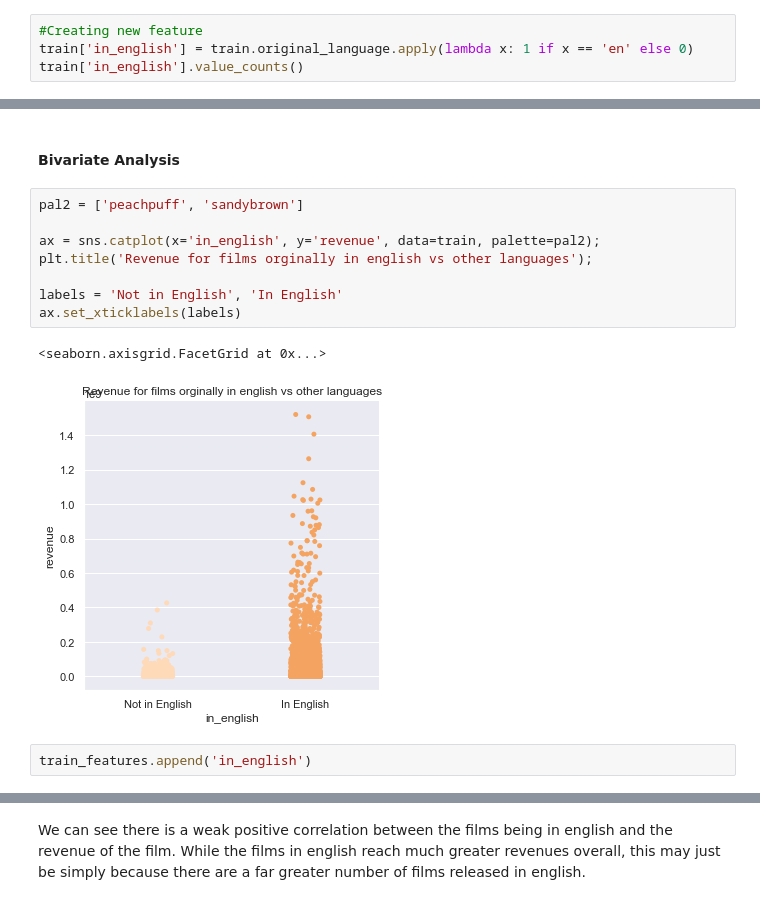
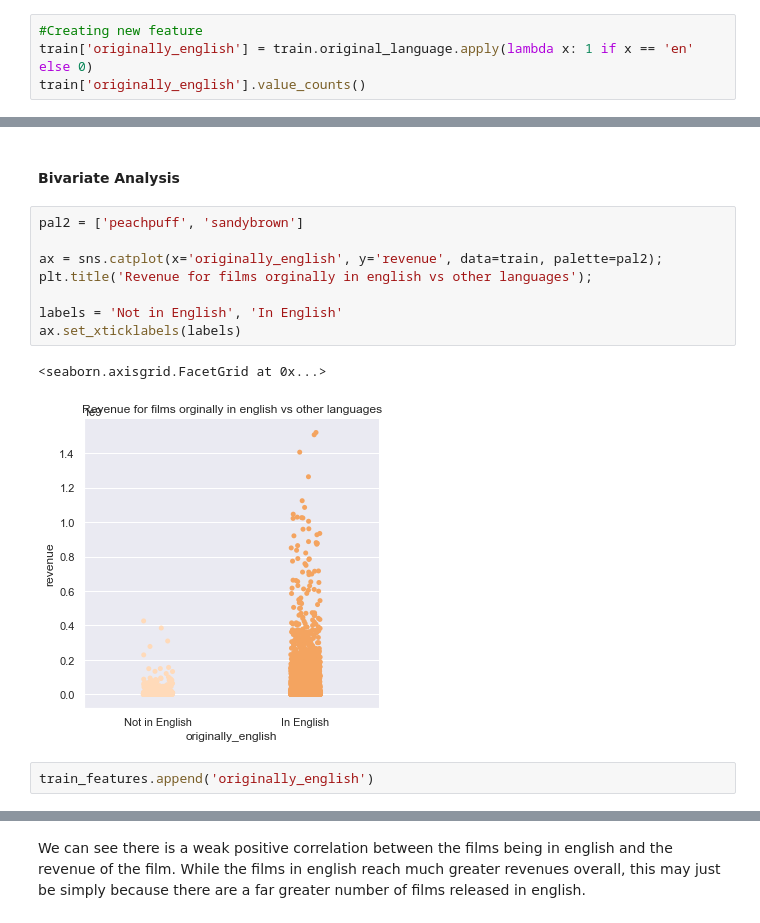
Before and after one commit to nickmitch21/TMDB-Box-Office-Prediction, a Jupyter notebook: TMDb Movie Box Office Prediction Model.ipynb, the cells around one changed output, grey strips where cells are left out. Cells and saved outputs as stored; diff of their text form.

```diff
--- a/TMDb Movie Box Office Prediction Model.ipynb
+++ b/TMDb Movie Box Office Prediction Model.ipynb
@@ -742,8 +741,8 @@ Text(0.5, 1, 'Revenue for a movie and its and original_language')
 Since 2575 of the 3000 movies in the training were originally released in English, and all other languages making up only a small portion of the movies, we will create a new dummy variable, simply specifying if the movie was released in english or not. It seems that it is not important what the specific other language is, but rather just that the movie is not english is most significant for our model. Additionally, the films that are in english reach mich higher revenues, so this may be a good feature to include.
 # %%
 #Creating new feature
-train['in_english'] = train.original_language.apply(lambda x: 1 if x == 'en' else 0)
-train['in_english'].value_counts()
+train['originally_english'] = train.original_language.apply(lambda x: 1 if x == 'en' else 0)
+train['originally_english'].value_counts()
 # %% [output]
 1    2575
 0     425
@@ -774,15 +773,15 @@ plt.show()
 # %%
 pal2 = ['peachpuff', 'sandybrown']
 
-ax = sns.catplot(x='in_english', y='revenue', data=train, palette=pal2);
+ax = sns.catplot(x='originally_english', y='revenue', data=train, palette=pal2);
 plt.title('Revenue for films orginally in english vs other languages');
 
 labels = 'Not in English', 'In English'
 ax.set_xticklabels(labels)
 # %% [output]
 <seaborn.axisgrid.FacetGrid at 0x...>
-[figure, old version]
+[figure, new version]
 # %%
-train_features.append('in_english')
+train_features.append('originally_english')
 # %%
 #analysis of correlation and create log feature probably
```
Also changed, not shown: parts of 47 cells of this notebook.
